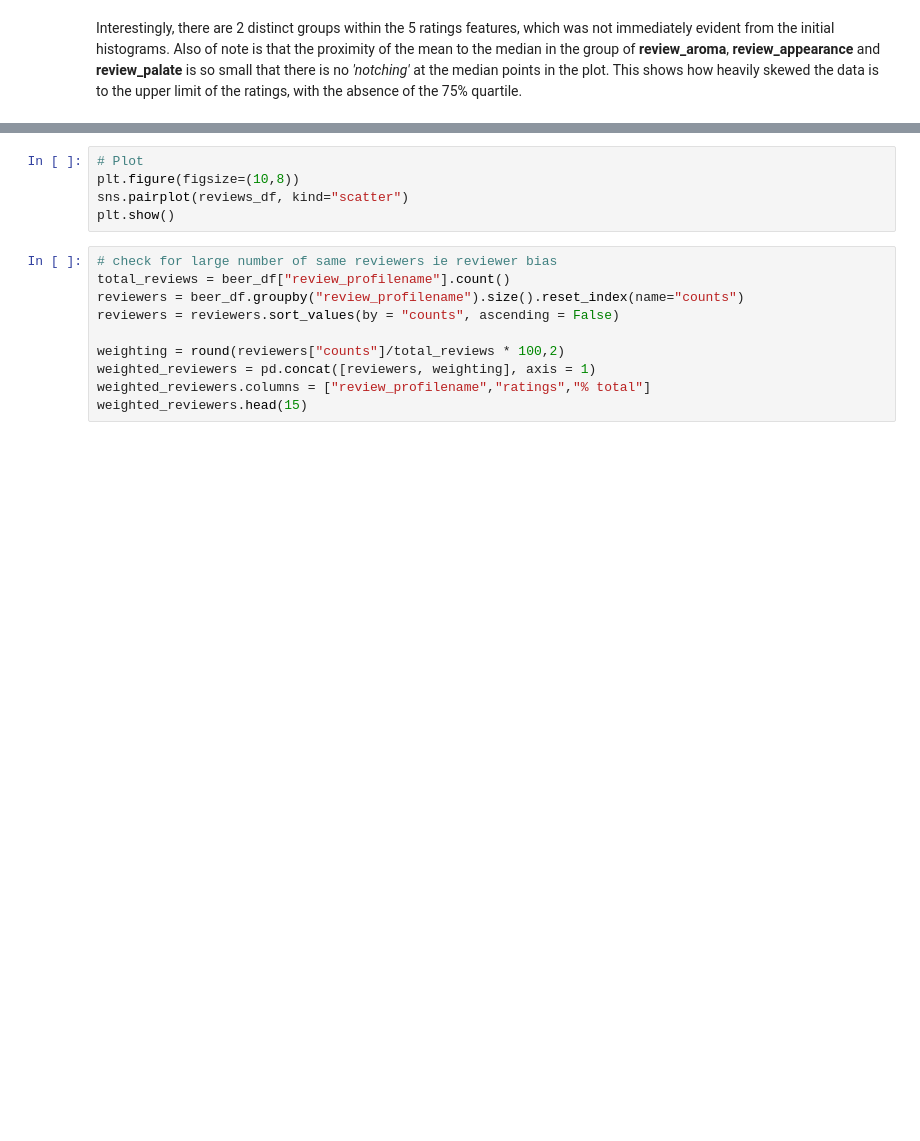
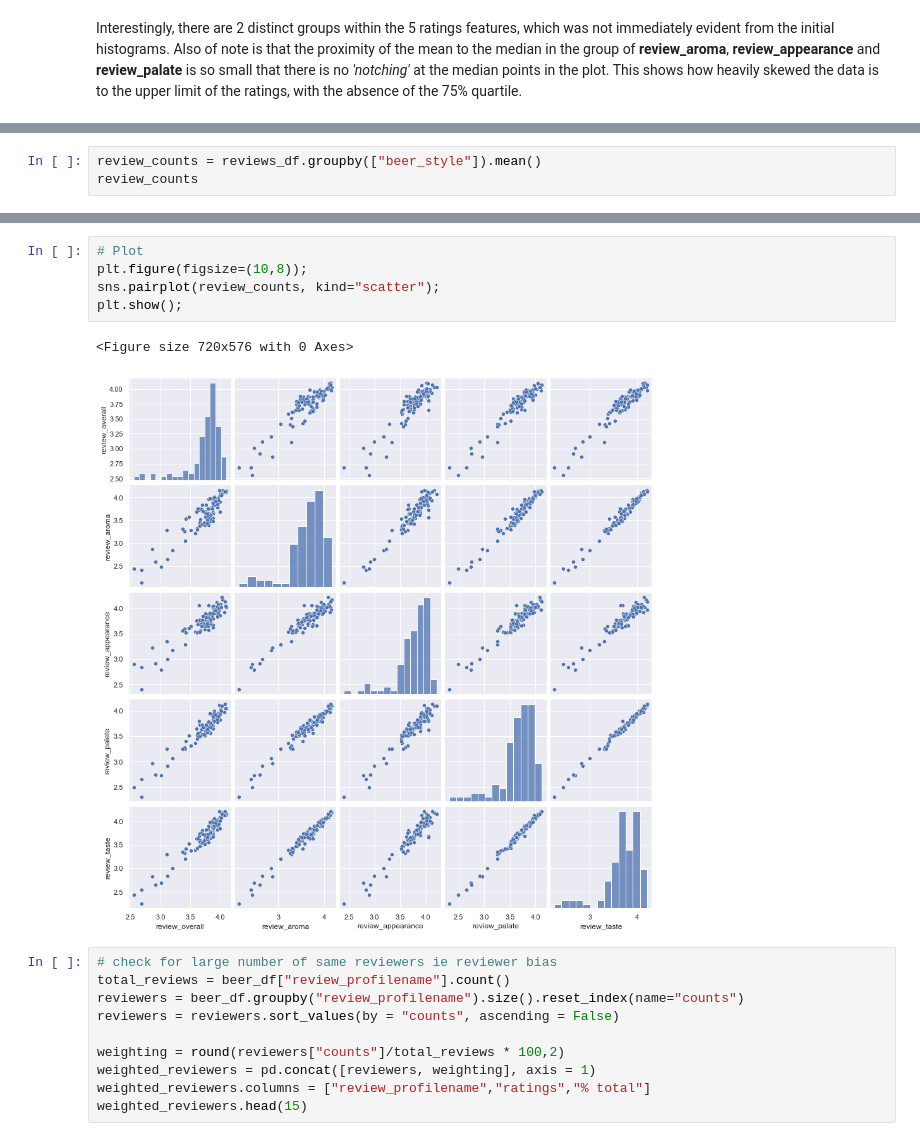
Before and after one commit to mactzu/PredictivePandas, a Jupyter notebook: DataExtract.ipynb, the cells around one changed output, grey strips where cells are left out. Saved outputs shown, nothing was run; the diff lists cells and outputs as text; blank space fills up the shorter version.

```diff
--- a/DataExtract.ipynb
+++ b/DataExtract.ipynb
@@ -165,0 +245,3 @@ reviews_df
+# %%
+review_counts = reviews_df.groupby(["beer_style"]).mean()
+review_counts
@@ -166,8 +263,11 @@ reviews_df
 # %%
 # Plot
-plt.figure(figsize=(10,8))
-sns.pairplot(reviews_df, kind="scatter")
-plt.show()
+plt.figure(figsize=(10,8));
+sns.pairplot(review_counts, kind="scatter");
+plt.show();
+# %% [output]
+<Figure size 720x576 with 0 Axes>
+[figure, added]
 # %%
 # check for large number of same reviewers ie reviewer bias
 total_reviews = beer_df["review_profilename"].count()
```
Also changed, not shown: parts of 17 cells of this notebook.
